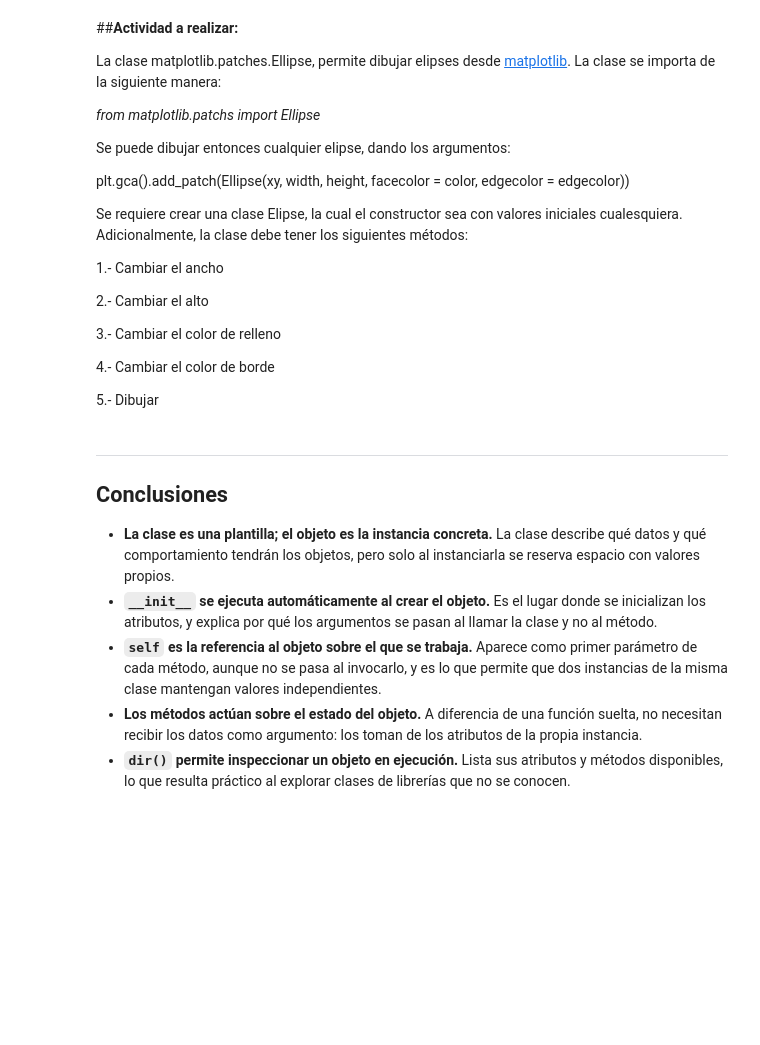
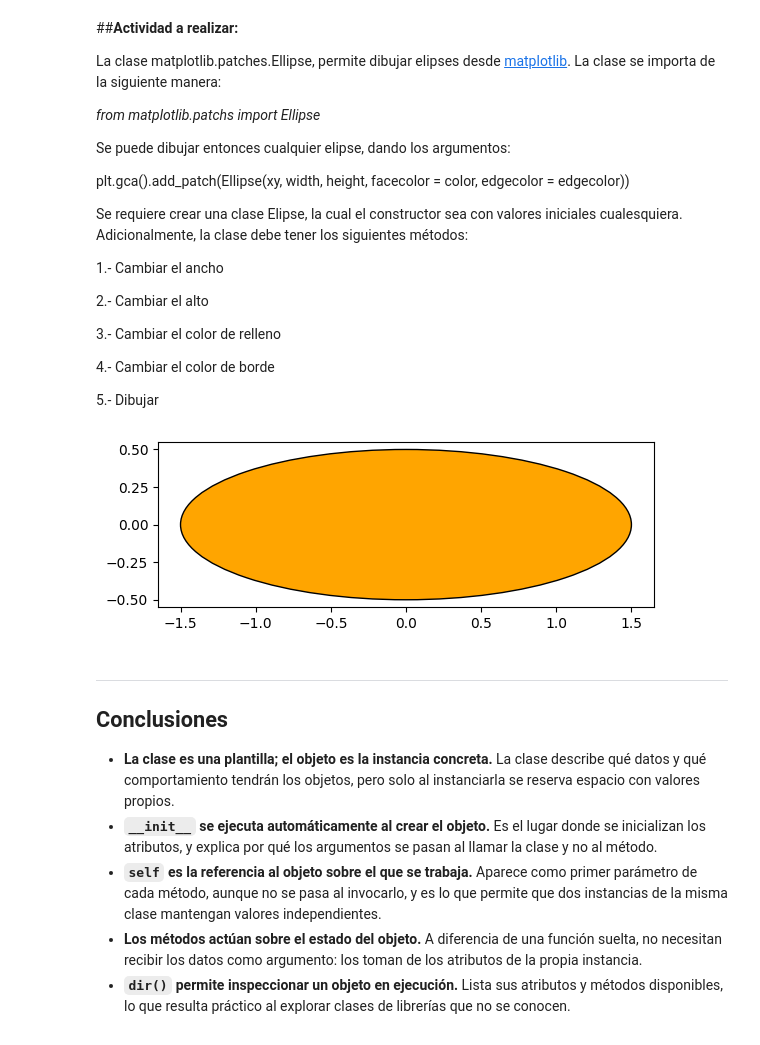
Before and after one commit to Gantu78/taller-python-gran-escala, a Jupyter notebook: 09_Python_Clases.ipynb, the cells around one changed output. Cells and saved outputs as stored; diff of their text form; code cells hidden in the pictures; blank space fills up the shorter version.

```diff
--- a/09_Python_Clases.ipynb
+++ b/09_Python_Clases.ipynb
@@ -343,6 +343,48 @@ Se requiere crear una clase Elipse, la cual el constructor sea con valores inici
 4.- Cambiar el color de borde
 
 5.- Dibujar
+# %%
+import matplotlib.pyplot as plt
+from matplotlib.patches import Ellipse
+
+
+class Elipse:
+    def __init__(self, xy=(0, 0), ancho=2, alto=1,
+                 color_relleno="skyblue", color_borde="black"):
+        self.xy = xy
+        self.ancho = ancho
+        self.alto = alto
+        self.color_relleno = color_relleno
+        self.color_borde = color_borde
+
+    def cambiar_ancho(self, ancho):
+        self.ancho = ancho
+
+    def cambiar_alto(self, alto):
+        self.alto = alto
+
+    def cambiar_color_relleno(self, color):
+        self.color_relleno = color
+
+    def cambiar_color_borde(self, color):
+        self.color_borde = color
+
+    def dibujar(self):
+        plt.gca().add_patch(Ellipse(
+            self.xy, self.ancho, self.alto,
+            facecolor=self.color_relleno,
+            edgecolor=self.color_borde
+        ))
+        plt.gca().set_aspect("equal")
+        plt.autoscale()
+        plt.show()
+# %%
+e = Elipse()
+e.cambiar_ancho(3)
+e.cambiar_color_relleno("orange")
+e.dibujar()
+# %% [output]
+[figure, added]
 # %% [markdown]
 ---
 
```
Also changed, not shown: parts of 2 cells of this notebook.
